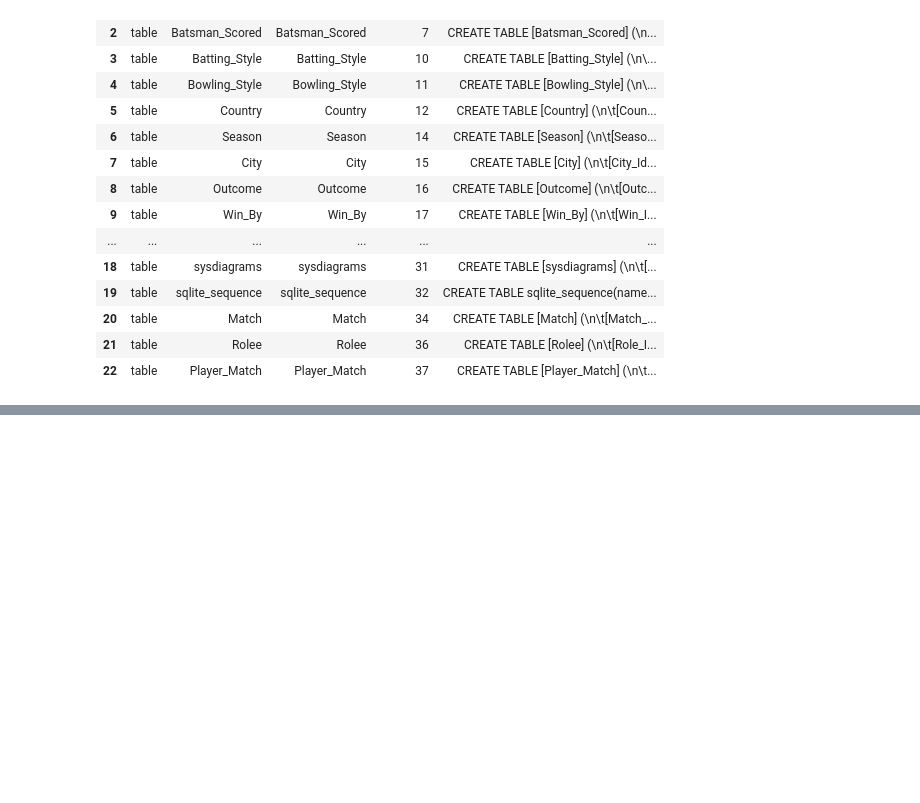
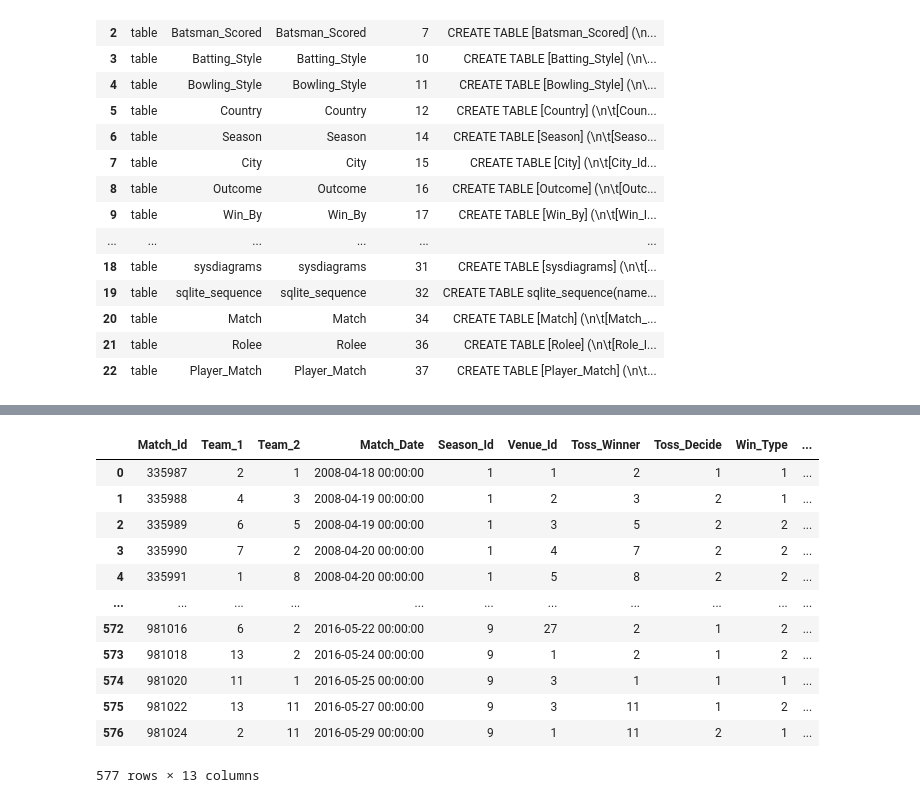
Before and after one commit to rohitantonypradeep/rohitantonypradeep, a Jupyter notebook: sqlite3.ipynb, the cells around one changed output, grey strips where cells are left out. Drawn from its saved outputs; the diff is of its cells as text; code cells hidden in the pictures; blank space fills up the shorter version.

```diff
--- a/sqlite3.ipynb
+++ b/sqlite3.ipynb
@@ -37,0 +68,5 @@ table
+# %%
+import sqlite3
+d = 'database (2).sqlite'
+conn = sqlite3.connect(d)
+print("done")
@@ -37,0 +115,17 @@ table
+# %%
+match = pd.read_sql("""SELECT * FROM Match;""",conn)
+match
+# %% [output]
+|  | Match_Id | Team_1 | Team_2 | Match_Date | Season_Id | Venue_Id | Toss_Winner | Toss_Decide | Win_Type | ... |
+| 0 | 335987 | 2 | 1 | 2008-04-18 00:00:00 | 1 | 1 | 2 | 1 | 1 | ... |
+| 1 | 335988 | 4 | 3 | 2008-04-19 00:00:00 | 1 | 2 | 3 | 2 | 1 | ... |
+| 2 | 335989 | 6 | 5 | 2008-04-19 00:00:00 | 1 | 3 | 5 | 2 | 2 | ... |
+| 3 | 335990 | 7 | 2 | 2008-04-20 00:00:00 | 1 | 4 | 7 | 2 | 2 | ... |
+| 4 | 335991 | 1 | 8 | 2008-04-20 00:00:00 | 1 | 5 | 8 | 2 | 2 | ... |
+| ... | ... | ... | ... | ... | ... | ... | ... | ... | ... | ... |
+| 572 | 981016 | 6 | 2 | 2016-05-22 00:00:00 | 9 | 27 | 2 | 1 | 2 | ... |
+| 573 | 981018 | 13 | 2 | 2016-05-24 00:00:00 | 9 | 1 | 2 | 1 | 2 | ... |
+| 574 | 981020 | 11 | 1 | 2016-05-25 00:00:00 | 9 | 3 | 1 | 1 | 1 | ... |
+| 575 | 981022 | 13 | 11 | 2016-05-27 00:00:00 | 9 | 3 | 11 | 1 | 2 | ... |
+| 576 | 981024 | 2 | 11 | 2016-05-29 00:00:00 | 9 | 1 | 11 | 2 | 1 | ... |
+577 rows × 13 columns
```
Also changed, not shown: parts of 10 cells of this notebook.
